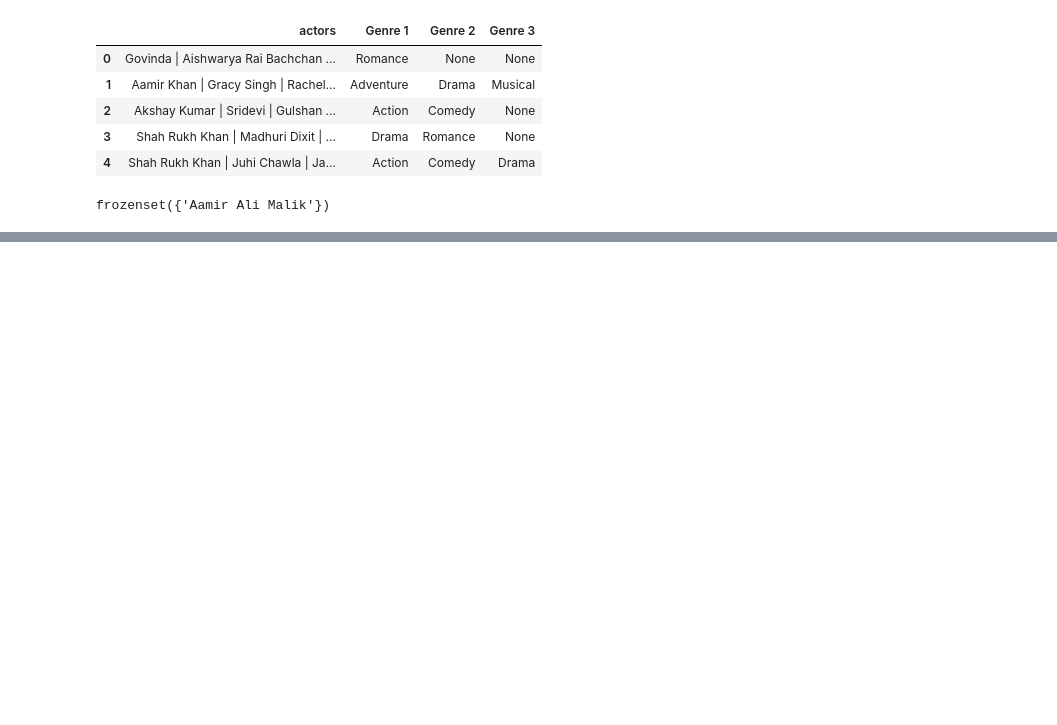
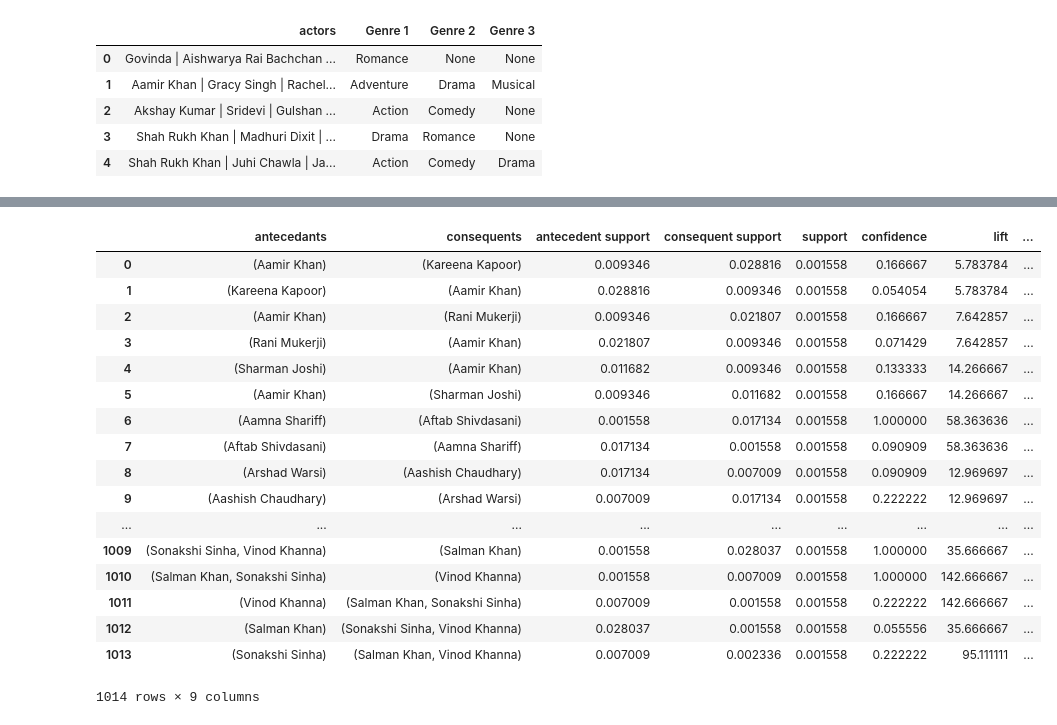
Before and after one commit to sanketsut/BE-Star-Cast-Recomm, a Jupyter notebook: Genre Divide.ipynb, the cells around one changed output, grey strips where cells are left out. Drawn from its saved outputs; the diff is of its cells as text; code cells hidden in the pictures; blank space fills up the shorter version.

```diff
--- a/Genre Divide.ipynb
+++ b/Genre Divide.ipynb
@@ -247,4 +235,7 @@ te_ary = te.transform(x)
 df = pd.DataFrame(te_ary,columns=te.columns_)
 # %%
 frequent_itemsets = apriori(df, min_support =0.0005,use_colnames=True)
+# %%
+from mlxtend.frequent_patterns import association_rules
+rules = association_rules(frequent_itemsets,metric='confidence',min_threshold=0.4)
 # %%
@@ -290,8 +277,12 @@ for i in range(len(actor)):
 te = TransactionEncoder()
 te = te.fit(x)
 te_ary = te.transform(x)
-# %%
-romance = pd.read_csv('files/romance.csv')
-eval(romance['itemsets'][0])
-# %% [output]
-frozenset({'Aamir Ali Malik'})
+# %%
+df = pd.DataFrame(te_ary,columns=te.columns_)
+# %%
+frequent_itemsets = apriori(df, min_support =0.0015,use_colnames=True)
+#frequent_itemsets
+# %%
+%time rules = association_rules(frequent_itemsets,metric='confidence',min_threshold=0.01)
+rules
+# %% [output]
@@ -297,0 +290,18 @@ frozenset({'Aamir Ali Malik'})
+|  | antecedants | consequents | antecedent support | consequent support | support | confidence | lift | ... |
+| 0 | (Aamir Khan) | (Kareena Kapoor) | 0.009346 | 0.028816 | 0.001558 | 0.166667 | 5.783784 | ... |
+| 1 | (Kareena Kapoor) | (Aamir Khan) | 0.028816 | 0.009346 | 0.001558 | 0.054054 | 5.783784 | ... |
+| 2 | (Aamir Khan) | (Rani Mukerji) | 0.009346 | 0.021807 | 0.001558 | 0.166667 | 7.642857 | ... |
+| 3 | (Rani Mukerji) | (Aamir Khan) | 0.021807 | 0.009346 | 0.001558 | 0.071429 | 7.642857 | ... |
+| 4 | (Sharman Joshi) | (Aamir Khan) | 0.011682 | 0.009346 | 0.001558 | 0.133333 | 14.266667 | ... |
+| 5 | (Aamir Khan) | (Sharman Joshi) | 0.009346 | 0.011682 | 0.001558 | 0.166667 | 14.266667 | ... |
+| 6 | (Aamna Shariff) | (Aftab Shivdasani) | 0.001558 | 0.017134 | 0.001558 | 1.000000 | 58.363636 | ... |
+| 7 | (Aftab Shivdasani) | (Aamna Shariff) | 0.017134 | 0.001558 | 0.001558 | 0.090909 | 58.363636 | ... |
+| 8 | (Arshad Warsi) | (Aashish Chaudhary) | 0.017134 | 0.007009 | 0.001558 | 0.090909 | 12.969697 | ... |
+| 9 | (Aashish Chaudhary) | (Arshad Warsi) | 0.007009 | 0.017134 | 0.001558 | 0.222222 | 12.969697 | ... |
+| ... | ... | ... | ... | ... | ... | ... | ... | ... |
+| 1009 | (Sonakshi Sinha, Vinod Khanna) | (Salman Khan) | 0.001558 | 0.028037 | 0.001558 | 1.000000 | 35.666667 | ... |
+| 1010 | (Salman Khan, Sonakshi Sinha) | (Vinod Khanna) | 0.001558 | 0.007009 | 0.001558 | 1.000000 | 142.666667 | ... |
+| 1011 | (Vinod Khanna) | (Salman Khan, Sonakshi Sinha) | 0.007009 | 0.001558 | 0.001558 | 0.222222 | 142.666667 | ... |
+| 1012 | (Salman Khan) | (Sonakshi Sinha, Vinod Khanna) | 0.028037 | 0.001558 | 0.001558 | 0.055556 | 35.666667 | ... |
+| 1013 | (Sonakshi Sinha) | (Salman Khan, Vinod Khanna) | 0.007009 | 0.002336 | 0.001558 | 0.222222 | 95.111111 | ... |
+1014 rows × 9 columns
```
Also changed, not shown: parts of 8 cells of this notebook, 9 other files.
